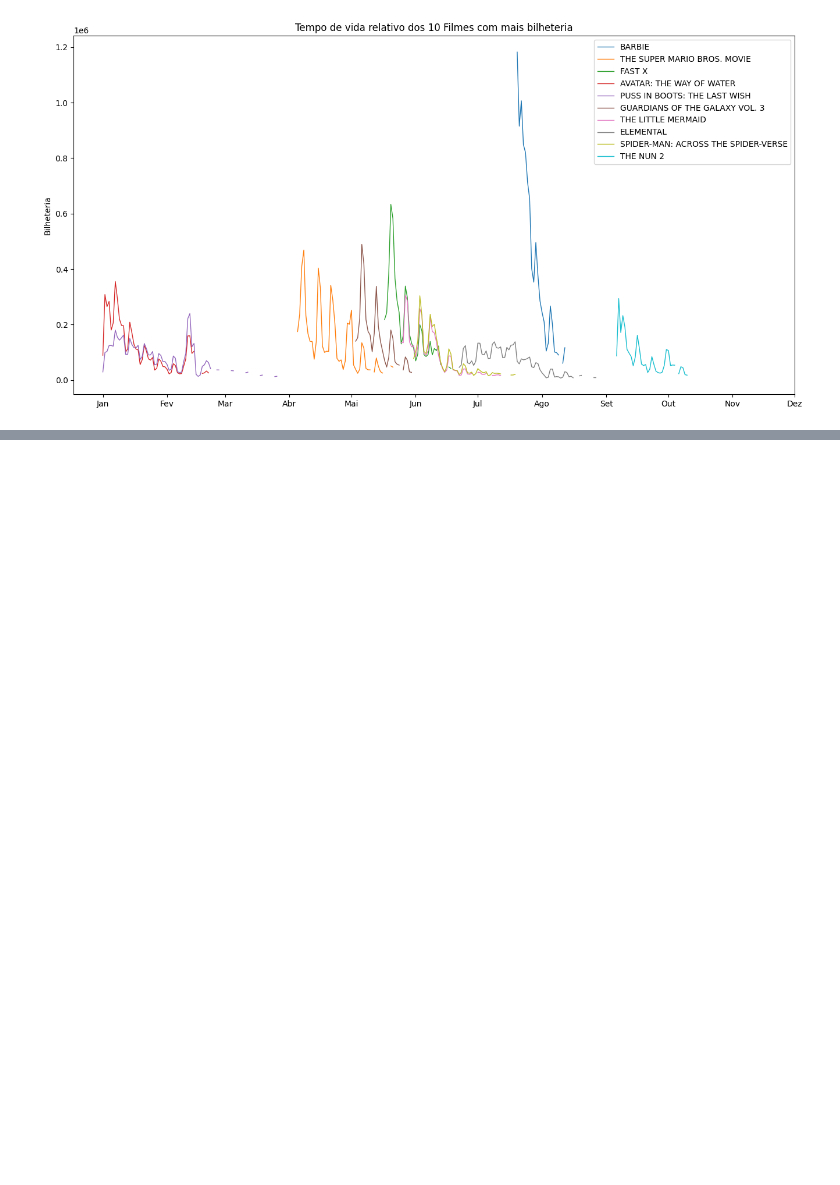
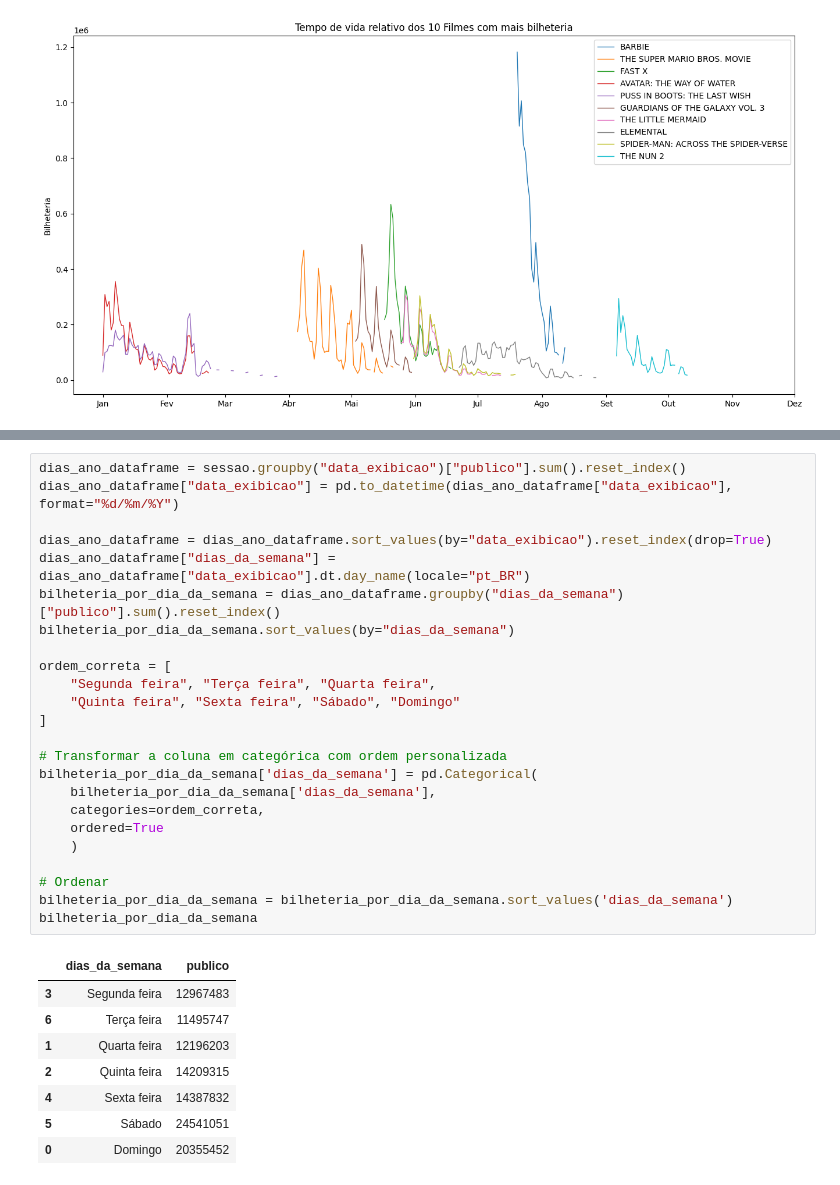
Before and after one commit to jhe-sua/A2_introcomp, a Jupyter notebook: Graficos.ipynb, the cells around one changed output, grey strips where cells are left out. Drawn from its saved outputs; the diff is of its cells as text; blank space fills up the shorter version.

```diff
--- a/Graficos.ipynb
+++ b/Graficos.ipynb
@@ -375,0 +388,33 @@ NameError: name 'carrega_tabela' is not defined
+# %%
+dias_ano_dataframe = sessao.groupby("data_exibicao")["publico"].sum().reset_index()
+dias_ano_dataframe["data_exibicao"] = pd.to_datetime(dias_ano_dataframe["data_exibicao"], format="%d/%m/%Y")
+
+dias_ano_dataframe = dias_ano_dataframe.sort_values(by="data_exibicao").reset_index(drop=True)
+dias_ano_dataframe["dias_da_semana"] = dias_ano_dataframe["data_exibicao"].dt.day_name(locale="pt_BR")
+bilheteria_por_dia_da_semana = dias_ano_dataframe.groupby("dias_da_semana")["publico"].sum().reset_index()
+bilheteria_por_dia_da_semana.sort_values(by="dias_da_semana")
+
+ordem_correta = [
+    "Segunda feira", "Terça feira", "Quarta feira",
+    "Quinta feira", "Sexta feira", "Sábado", "Domingo"
+]
+
+# Transformar a coluna em categórica com ordem personalizada
+bilheteria_por_dia_da_semana['dias_da_semana'] = pd.Categorical(
+    bilheteria_por_dia_da_semana['dias_da_semana'],
+    categories=ordem_correta,
+    ordered=True
+    )
+
+# Ordenar
+bilheteria_por_dia_da_semana = bilheteria_por_dia_da_semana.sort_values('dias_da_semana')
+bilheteria_por_dia_da_semana
+# %% [output]
+|  | dias_da_semana | publico |
+| 3 | Segunda feira | 12967483 |
+| 6 | Terça feira | 11495747 |
+| 1 | Quarta feira | 12196203 |
+| 2 | Quinta feira | 14209315 |
+| 4 | Sexta feira | 14387832 |
+| 5 | Sábado | 24541051 |
+| 0 | Domingo | 20355452 |
```
Also changed, not shown: parts of 18 cells of this notebook, 4 other files.
